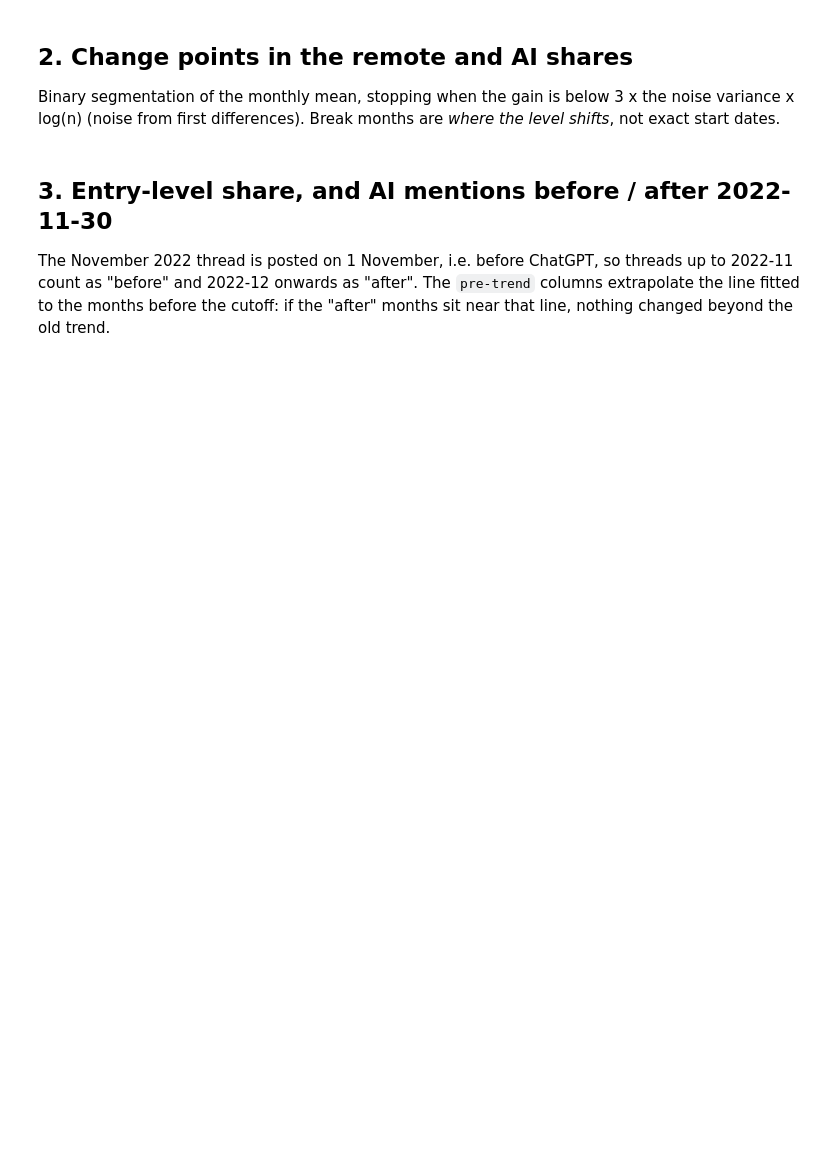
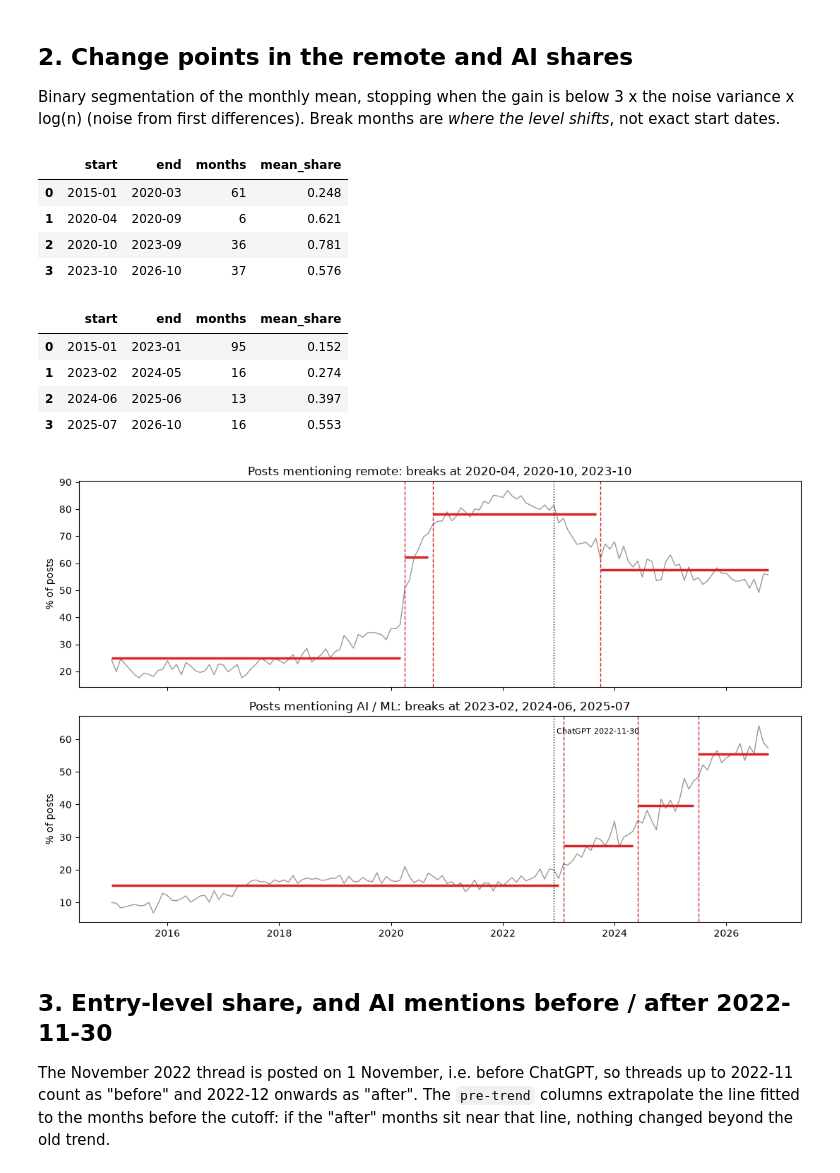
Before and after one commit to JovanObr/IT-Employment-Research, a Jupyter notebook: notebooks/05_skills_nlp.ipynb, the cells around one changed output. Saved outputs shown, nothing was run; the diff lists cells and outputs as text; code cells hidden in the pictures; blank space fills up the shorter version.

```diff
--- a/notebooks/05_skills_nlp.ipynb
+++ b/notebooks/05_skills_nlp.ipynb
@@ -62,19 +109,31 @@ Binary segmentation of the monthly mean, stopping when the gain is below 3 x the
 # %%
 fig, axes = plt.subplots(2, 1, figsize=(11, 7), sharex=True)
 for ax, (flag, title) in zip(axes, [("remote", "Posts mentioning remote"), ("ai_ml", "Posts mentioning AI / ML")]):
     s = ht.monthly_share(posts, flag)
-    b = ht.binary_segmentation(s.to_numpy())
+    b = ht.binary_segmentation(s.to_numpy(), n_bkps=3)
     ax.plot(s.index, s.values * 100, lw=1, color="0.6")
     edges = [0, *b, len(s)]
     for a, e in zip(edges[:-1], edges[1:]):
         ax.hlines(s.iloc[a:e].mean() * 100, s.index[a], s.index[e - 1], color="C3", lw=2.5)
     for i in b:
         ax.axvline(s.index[i], color="C3", ls="--", lw=1)
     ax.set_title(f"{title}: breaks at {', '.join(ht.break_months(s, b)) or 'none'}"); ax.set_ylabel("% of posts")
     display(ht.describe_breaks(s, b).round(3))
 for ax in axes: ax.axvline(ht.CHATGPT, color="k", ls=":", lw=1)
 axes[1].text(ht.CHATGPT, axes[1].get_ylim()[1] * 0.92, " ChatGPT 2022-11-30", fontsize=8)
 plt.tight_layout(); plt.savefig(FIG / "05_change_points.png", dpi=150); plt.show()
+# %% [output]
+|  | start | end | months | mean_share |
+| 0 | 2015-01 | 2020-03 | 61 | 0.248 |
+| 1 | 2020-04 | 2020-09 | 6 | 0.621 |
+| 2 | 2020-10 | 2023-09 | 36 | 0.781 |
+| 3 | 2023-10 | 2026-10 | 37 | 0.576 |
+|  | start | end | months | mean_share |
+| 0 | 2015-01 | 2023-01 | 95 | 0.152 |
+| 1 | 2023-02 | 2024-05 | 16 | 0.274 |
+| 2 | 2024-06 | 2025-06 | 13 | 0.397 |
+| 3 | 2025-07 | 2026-10 | 16 | 0.553 |
+[figure, added]
 # %% [markdown]
 ## 3. Entry-level share, and AI mentions before / after 2022-11-30
 The November 2022 thread is posted on 1 November, i.e. before ChatGPT, so threads up to 2022-11 count as "before" and 2022-12 onwards as "after".
```
Also changed, not shown: parts of 9 cells of this notebook, 13 other files.
